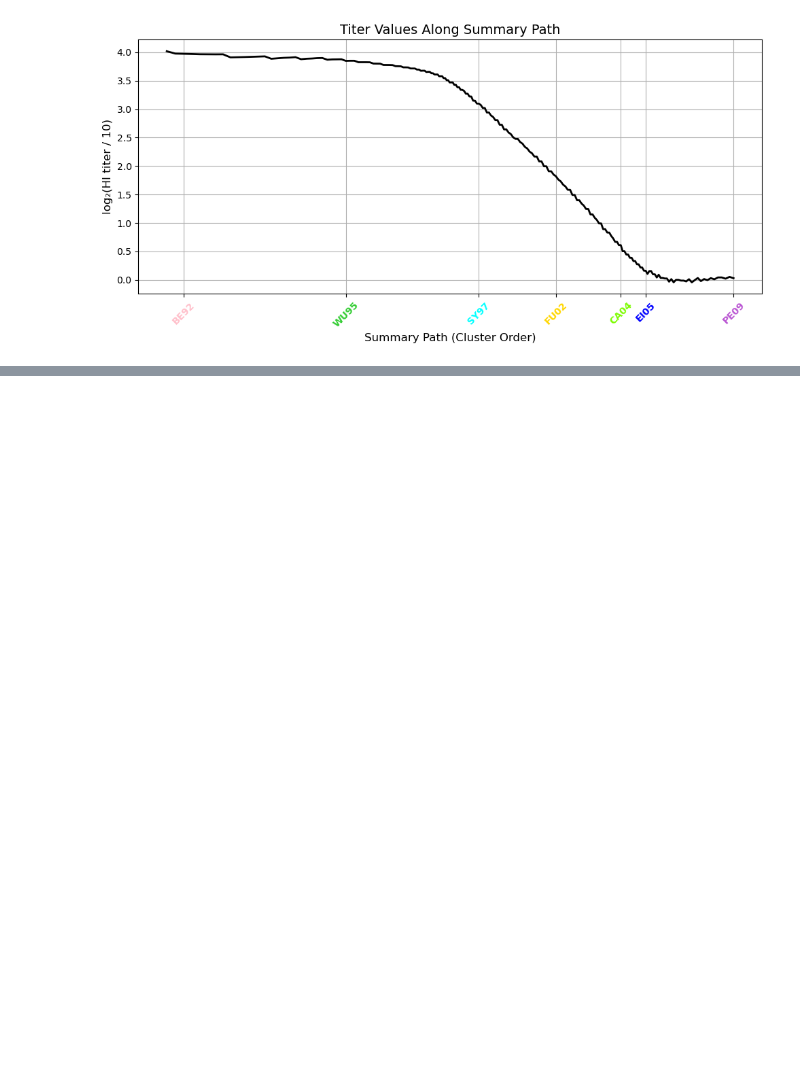
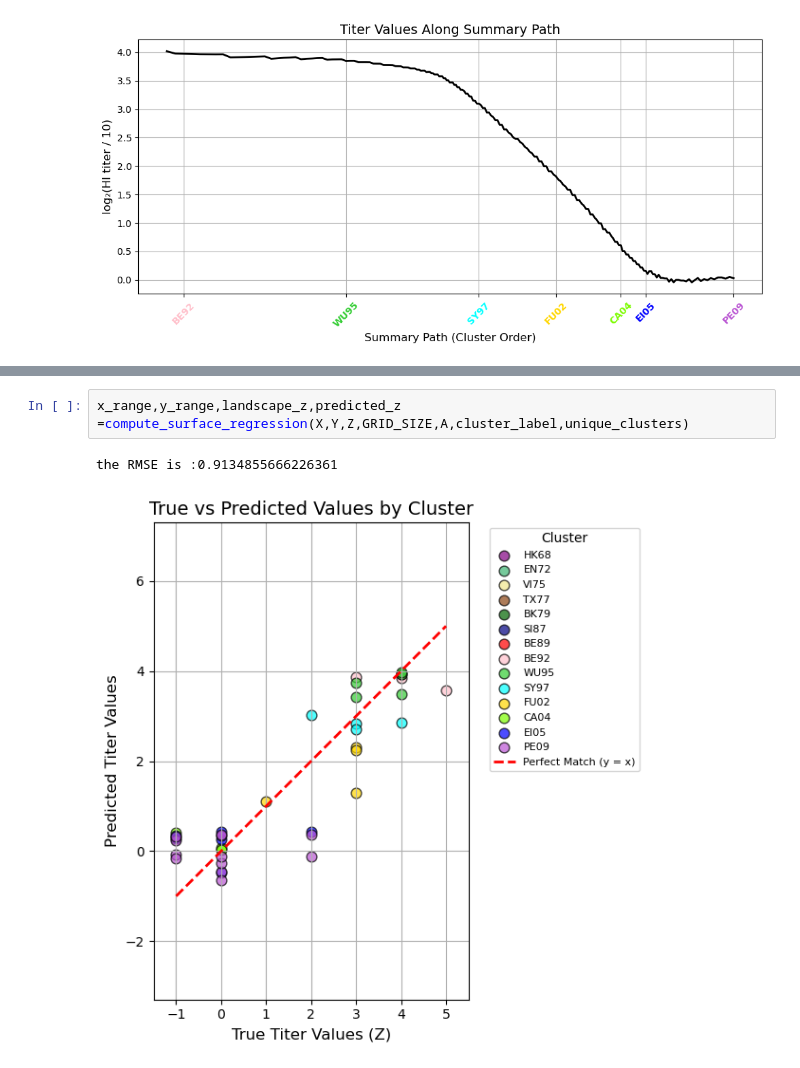
Before and after one commit to benmaman/landscape-antigen, a Jupyter notebook: main_nb.ipynb, the cells around one changed output, grey strips where cells are left out. Cells and saved outputs as stored; diff of their text form; blank space fills up the shorter version.

```diff
--- a/main_nb.ipynb
+++ b/main_nb.ipynb
@@ -516,0 +549,5 @@ ferret2 = ferret1.dropna()  # drop missing titers just in case
+# %%
+x_range,y_range,landscape_z,predicted_z =compute_surface_regression(X,Y,Z,GRID_SIZE,A,cluster_label,unique_clusters)
+# %% [output]
+the RMSE is :0.9134855666226361
+[figure, added]
```
Also changed, not shown: parts of 14 cells of this notebook, 2 other files.
